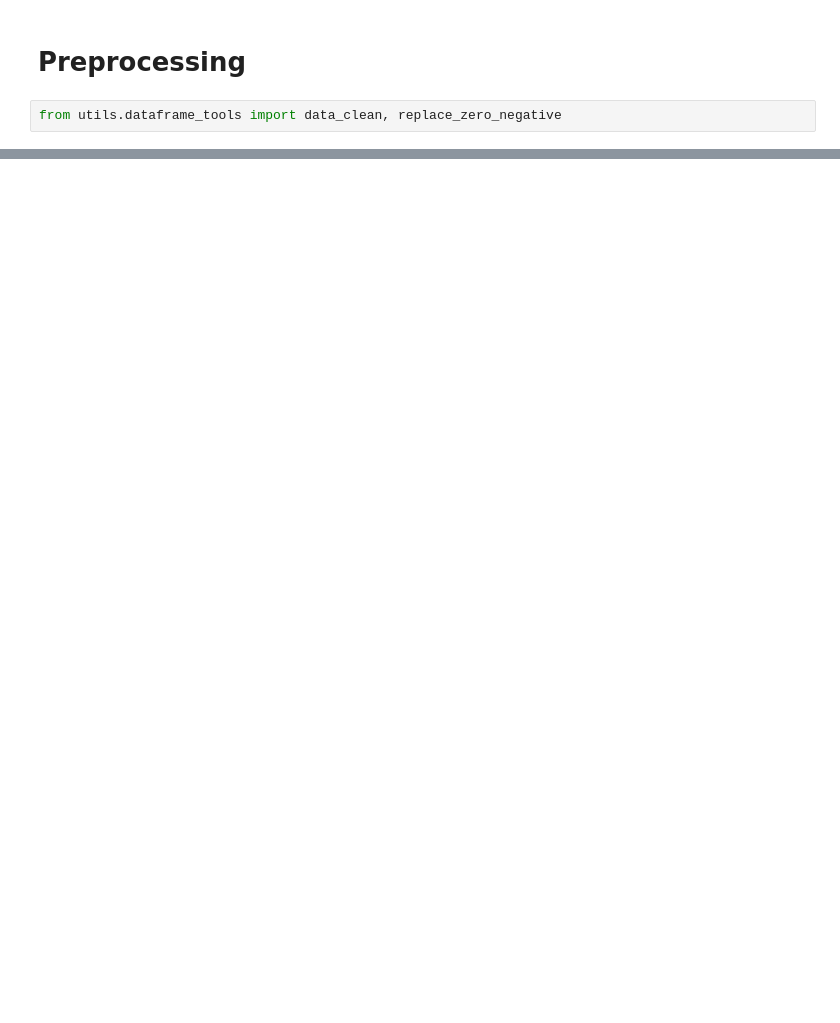
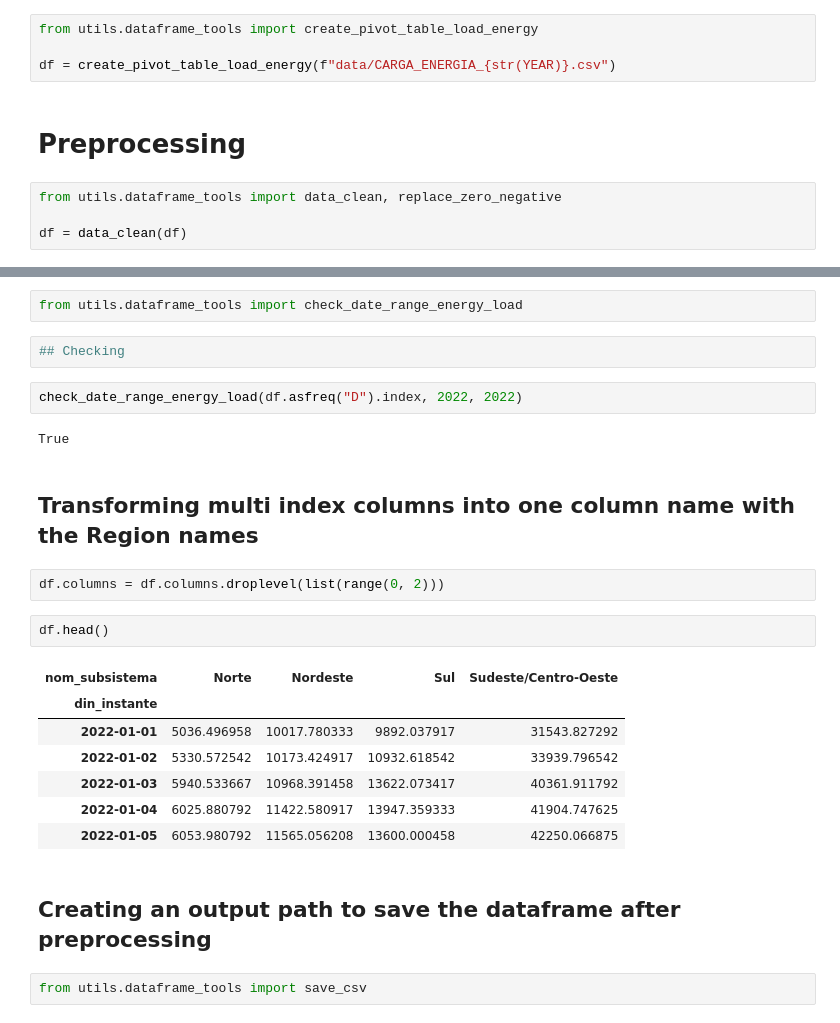
Before and after one commit to BrenoAV/ONS-Data-Visualization, a Jupyter notebook: data_preprocessing.ipynb, the cells around one changed output, grey strips where cells are left out. Saved outputs shown, nothing was run; the diff lists cells and outputs as text; blank space fills up the shorter version.

```diff
--- a/data_preprocessing.ipynb
+++ b/data_preprocessing.ipynb
@@ -23,4 +16,10 @@ df_pivot = df.pivot_table(
+# %%
+from utils.dataframe_tools import create_pivot_table_load_energy
+
+df = create_pivot_table_load_energy(f"data/CARGA_ENERGIA_{str(YEAR)}.csv")
 # %% [markdown]
 # Preprocessing
 # %%
 from utils.dataframe_tools import data_clean, replace_zero_negative
+
+df = data_clean(df)
@@ -28,0 +31,26 @@ df_pivot = data_clean(df_pivot)
+# %%
+from utils.dataframe_tools import check_date_range_energy_load
+# %%
+## Checking
+# %%
+check_date_range_energy_load(df.asfreq("D").index, 2022, 2022)
+# %% [output]
+True
+# %% [markdown]
+## Transforming multi index columns into one column name with the Region names
+# %%
+df.columns = df.columns.droplevel(list(range(0, 2)))
+# %%
+df.head()
+# %% [output]
+| nom_subsistema | Norte | Nordeste | Sul | Sudeste/Centro-Oeste |
+| din_instante |  |  |  |  |
+| 2022-01-01 | 5036.496958 | 10017.780333 | 9892.037917 | 31543.827292 |
+| 2022-01-02 | 5330.572542 | 10173.424917 | 10932.618542 | 33939.796542 |
+| 2022-01-03 | 5940.533667 | 10968.391458 | 13622.073417 | 40361.911792 |
+| 2022-01-04 | 6025.880792 | 11422.580917 | 13947.359333 | 41904.747625 |
+| 2022-01-05 | 6053.980792 | 11565.056208 | 13600.000458 | 42250.066875 |
+# %% [markdown]
+## Creating an output path to save the dataframe after preprocessing
+# %%
+from utils.dataframe_tools import save_csv
```
Also changed, not shown: parts of 11 cells of this notebook, 5 other files.
